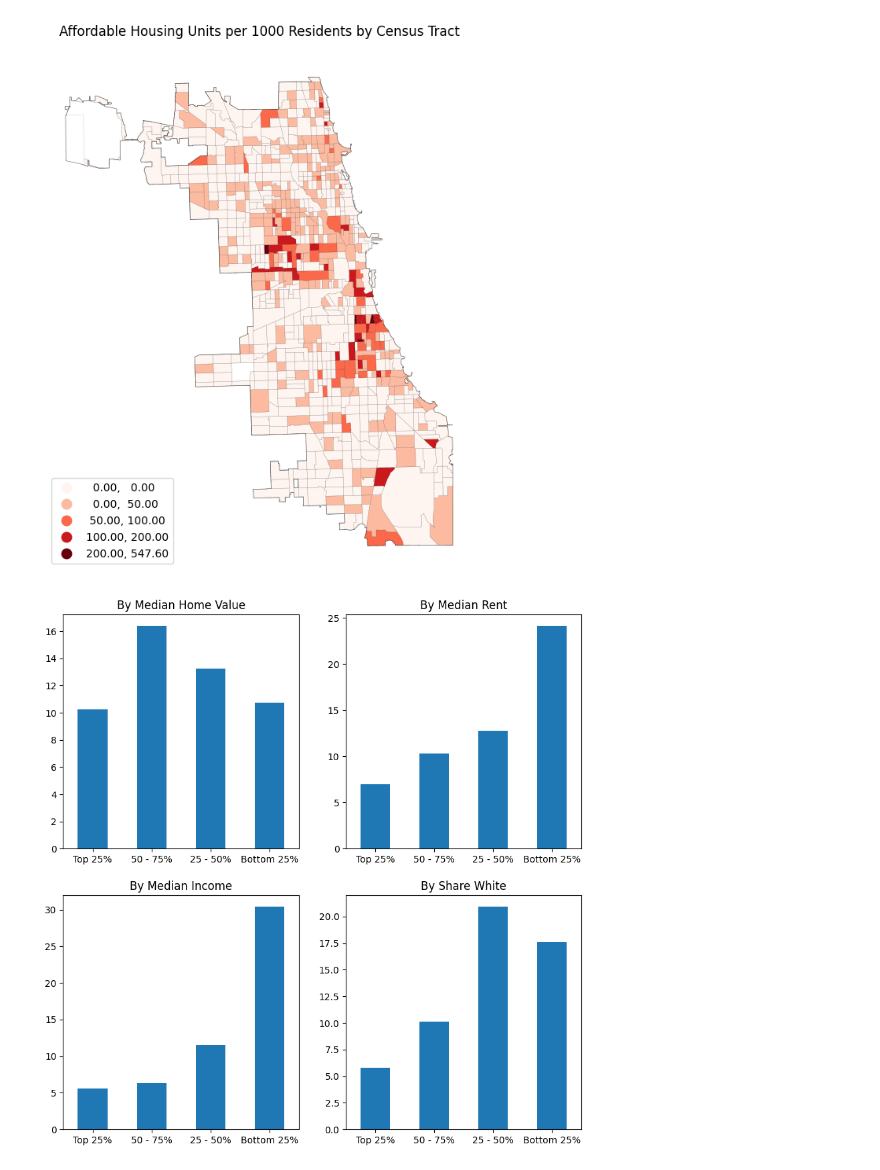
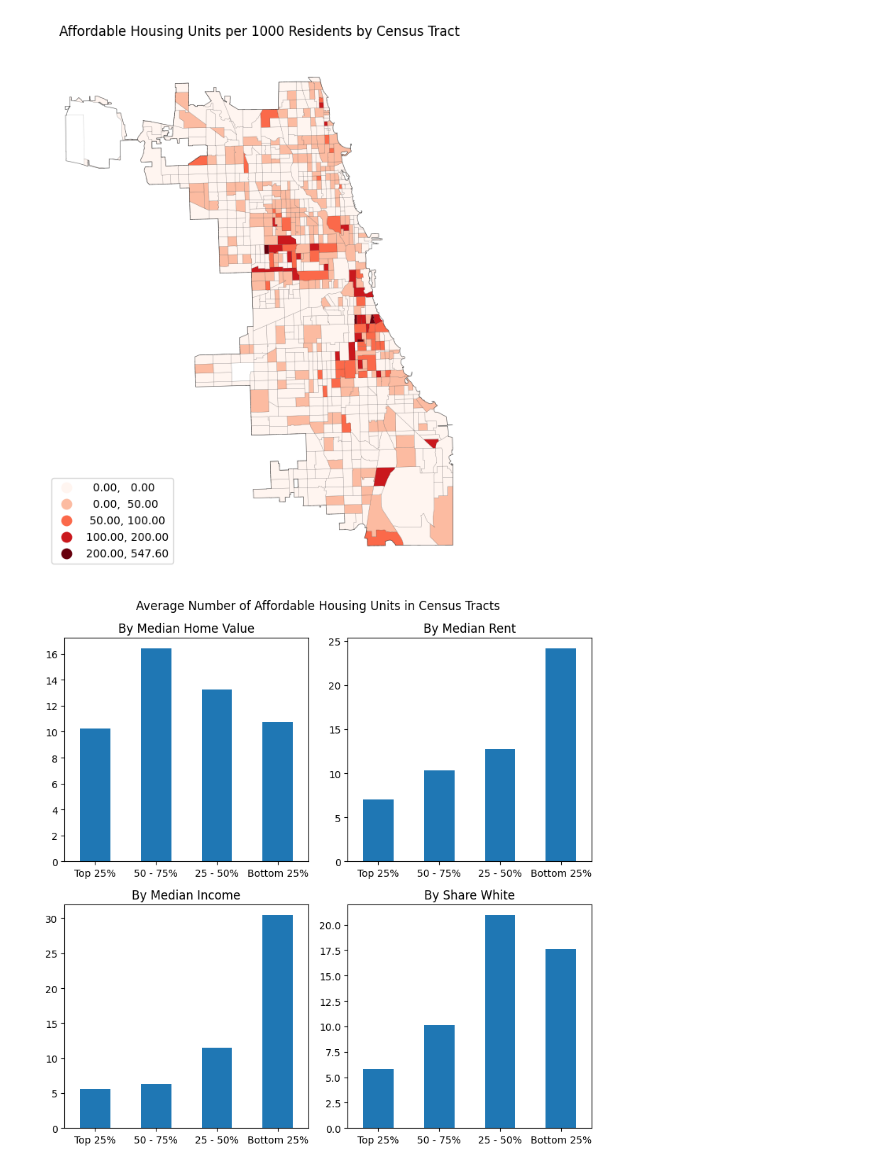
Before and after one commit to thedavidhackett/affordable_housing, a Jupyter notebook: data_exploration.ipynb, the cells around one changed output. Cells and saved outputs as stored; diff of their text form; code cells hidden in the pictures.

Commit message:
added figures

```diff
--- a/data_exploration.ipynb
+++ b/data_exploration.ipynb
@@ -49,42 +51,24 @@ units_by_quartile = pd.DataFrame(
 units_by_quartile['Quartile'] = ['Bottom 25%', '25 - 50%', '50 - 75%', 'Top 25%']
 table = units_by_quartile.reset_index().sort_values('index', ascending=False).set_index('Quartile')
 # %%
-fig, axes = plt.subplots(2,2, figsize=(10,10))
+fig, axes = plt.subplots(2,2, figsize=(8,8), layout='tight')
 
 axes = axes.flatten()
 
 for col, ax in zip(table.columns[1:], axes):
   table.plot(
       y=col,
       ax=ax,
       kind='bar',
       legend=False,
       title=col,
       xlabel=''
     )
 
   ax.tick_params(axis='x', labelrotation=0)
 
 
-
-
-#plt.xticks(rotation=0)
-
-
-# sns.heatmap(
-#     table[['Affordable Units per 1000 Residents']],
-#     cmap="Reds",
-#     annot=True,
-#     cbar=False,
-#     fmt=".1f"
-# )
-
-# table.style.background_gradient(
-#     cmap='Reds'
-# ).format(
-#     precision=2,
-# ).set_properties(
-#     **{"max-width": "20px"}
-# )
+fig.suptitle('Average Number of Affordable Housing Units in Census Tracts')
+plt.savefig('figures/housing_bar_charts.png')
 # %% [output]
-[figure, old version]
+[figure, new version]
```
Also changed, not shown: parts of 1 cell of this notebook, 2 other files.
